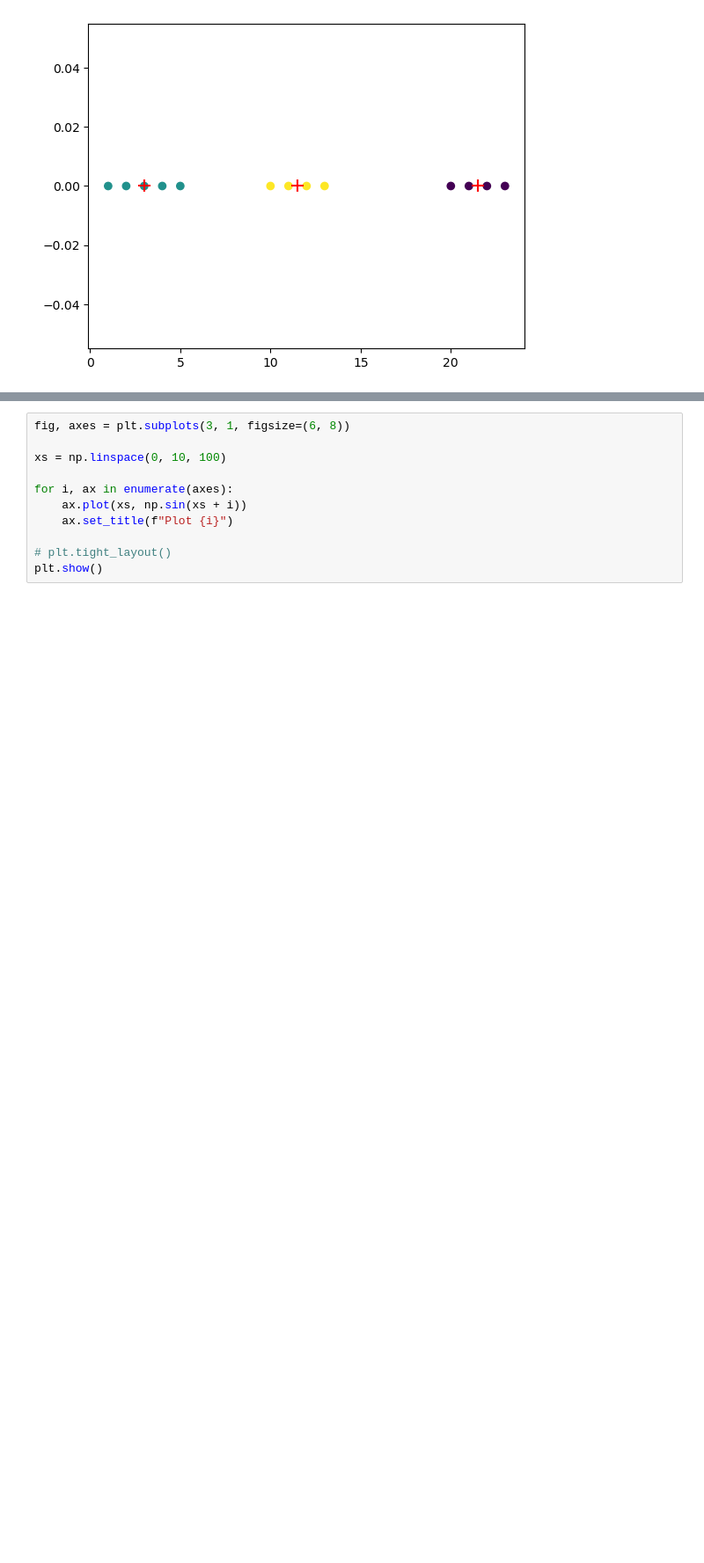
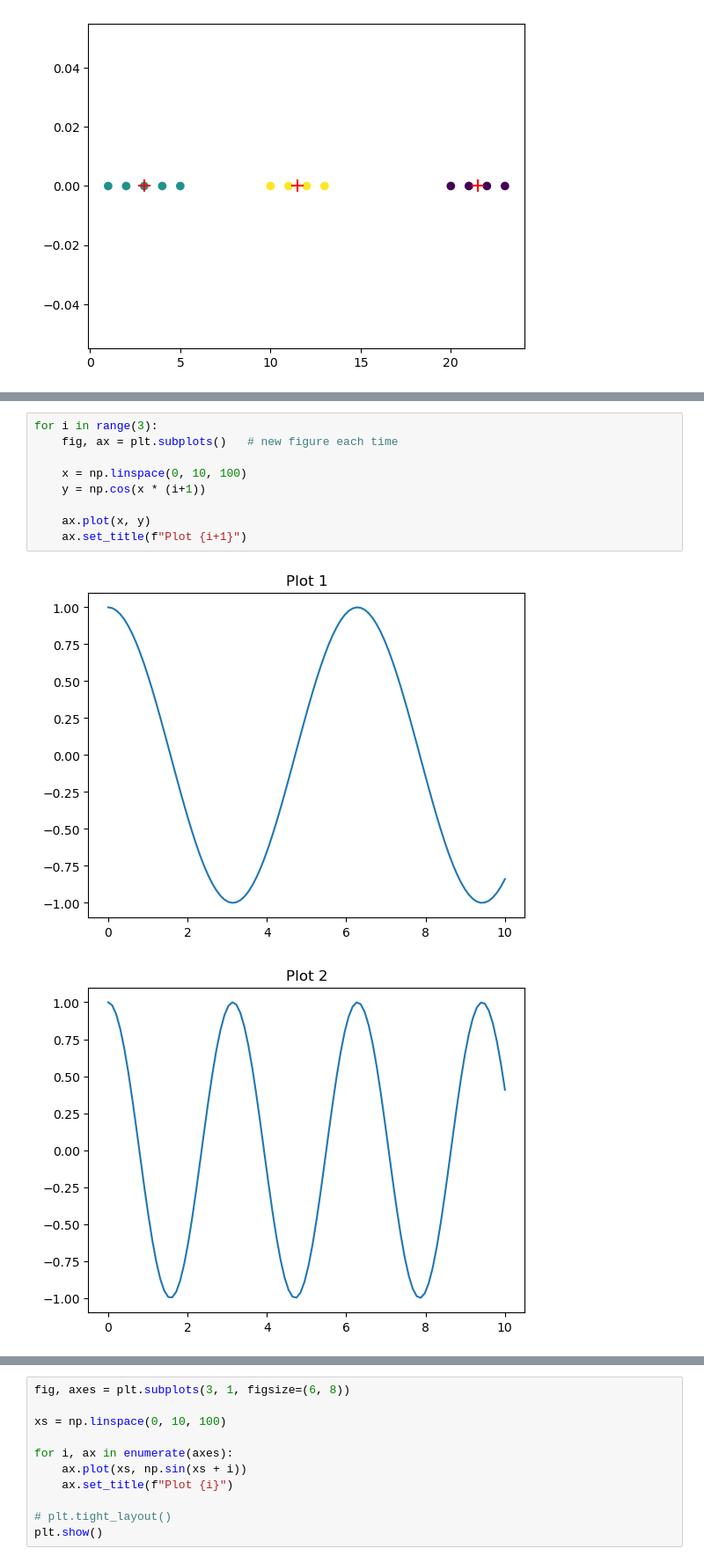
Before and after one commit to aditya5252/Machine-Learning, a Jupyter notebook: code/k-means.ipynb, the cells around one changed output, grey strips where cells are left out. Shown at 88% size. Drawn from its saved outputs; the diff is of its cells as text; blank space fills up the shorter version.

```diff
--- a/code/k-means.ipynb
+++ b/code/k-means.ipynb
@@ -46,0 +78,12 @@ plt.scatter(mu_new,[0]*len(mu_new),color='red',marker='+',s=100)
+# %%
+for i in range(3):
+    fig, ax = plt.subplots()   # new figure each time
+
+    x = np.linspace(0, 10, 100)
+    y = np.cos(x * (i+1))
+
+    ax.plot(x, y)
+    ax.set_title(f"Plot {i+1}")
+# %% [output]
+[figure, added]
+[figure, added]
```
Also changed, not shown: parts of 5 cells of this notebook.
